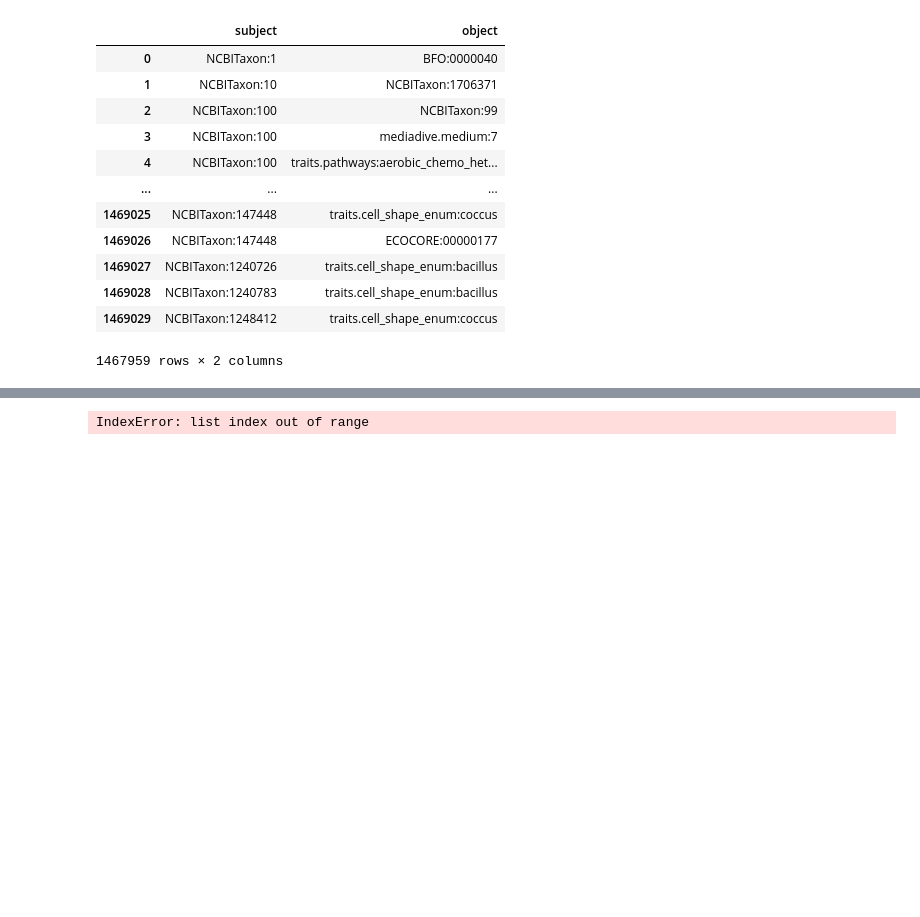
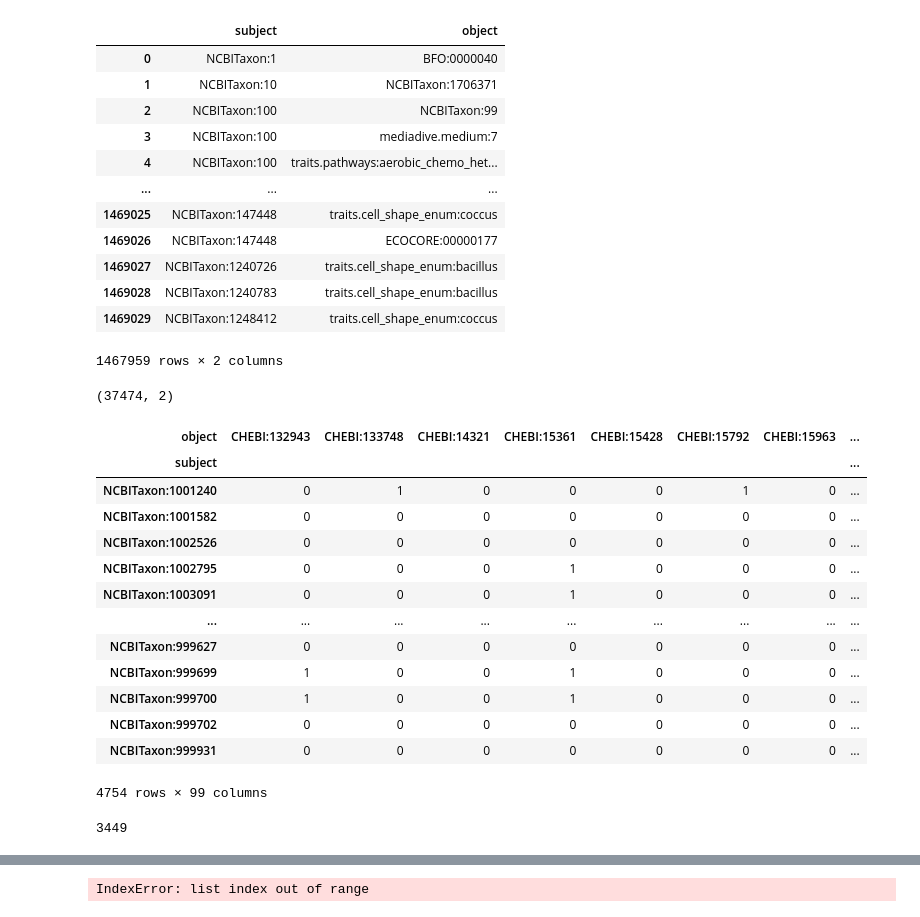
Before and after one commit to Knowledge-Graph-Hub/kg-microbe, a Jupyter notebook: notebooks/train_taxa_to_media.ipynb, the cells around one changed output, grey strips where cells are left out. Drawn from its saved outputs; the diff is of its cells as text; code cells hidden in the pictures; blank space fills up the shorter version.

```diff
--- a/notebooks/train_taxa_to_media.ipynb
+++ b/notebooks/train_taxa_to_media.ipynb
@@ -73,3 +73,37 @@ data_pairs
 data_pairs_clean = data_pairs[data_pairs['subject'].str.contains('NCBITaxon:')]
 # Subset the DataFrame based on the substring in object
 data_pairs_clean = data_pairs_clean[data_pairs_clean['object'].str.contains('mediadive.medium:')]
+# %%
+data_pairs_chem = data_pairs[data_pairs['subject'].str.contains('NCBITaxon:')]
+data_pairs_chem = data_pairs_chem[data_pairs_chem['object'].str.contains('CHEBI:')]
+# %%
+data_pairs_chem.shape
+# %% [output]
+(37474, 2)
+# %%
+data_pairs_chem['Value'] = 1
+
+# Step 2: Pivot the old DataFrame to form the new DataFrame structure
+data_chem_df = data_pairs_chem.pivot(index='subject', columns='object', values='Value')
+
+# Step 3: Fill NaN values with 0 to indicate no relationship
+data_chem_df = data_chem_df.fillna(0)
+
+# Optionally, convert the filled NaN values to integers if they were floats after pivot
+data_chem_df = data_chem_df.astype(int)
+data_chem_df
+# %% [output]
+| object | CHEBI:132943 | CHEBI:133748 | CHEBI:14321 | CHEBI:15361 | CHEBI:15428 | CHEBI:15792 | CHEBI:15963 | ... |
+| subject |  |  |  |  |  |  |  | ... |
+| NCBITaxon:1001240 | 0 | 1 | 0 | 0 | 0 | 1 | 0 | ... |
+| NCBITaxon:1001582 | 0 | 0 | 0 | 0 | 0 | 0 | 0 | ... |
+| NCBITaxon:1002526 | 0 | 0 | 0 | 0 | 0 | 0 | 0 | ... |
+| NCBITaxon:1002795 | 0 | 0 | 0 | 1 | 0 | 0 | 0 | ... |
+| NCBITaxon:1003091 | 0 | 0 | 0 | 1 | 0 | 0 | 0 | ... |
+| ... | ... | ... | ... | ... | ... | ... | ... | ... |
+| NCBITaxon:999627 | 0 | 0 | 0 | 0 | 0 | 0 | 0 | ... |
+| NCBITaxon:999699 | 1 | 0 | 0 | 1 | 0 | 0 | 0 | ... |
+| NCBITaxon:999700 | 1 | 0 | 0 | 1 | 0 | 0 | 0 | ... |
+| NCBITaxon:999702 | 0 | 0 | 0 | 0 | 0 | 0 | 0 | ... |
+| NCBITaxon:999931 | 0 | 0 | 0 | 0 | 0 | 0 | 0 | ... |
+4754 rows × 99 columns
@@ -75,0 +115,4 @@ data_pairs_clean = data_pairs_clean[data_pairs_clean['object'].str.contains('med
+# %%
+data_chem_df['medium'].isna().sum()
+# %% [output]
+3449
```
Also changed, not shown: parts of 10 cells of this notebook.
